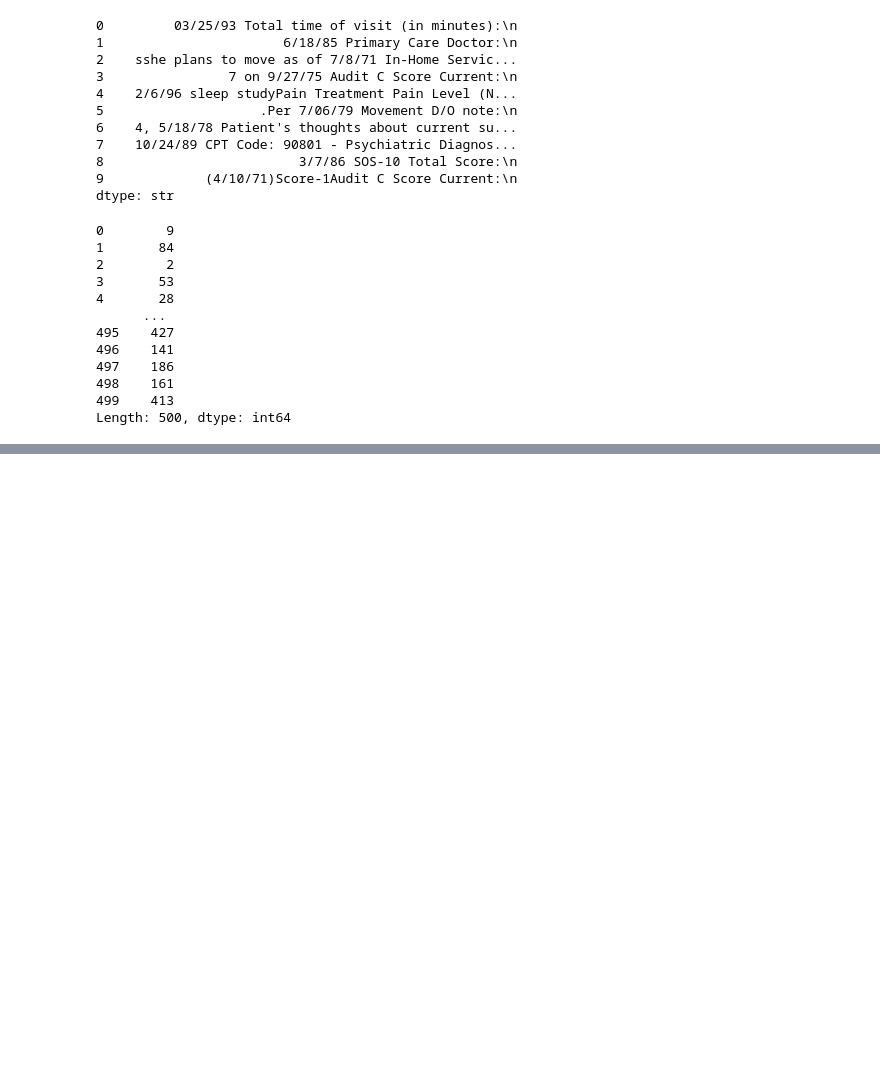
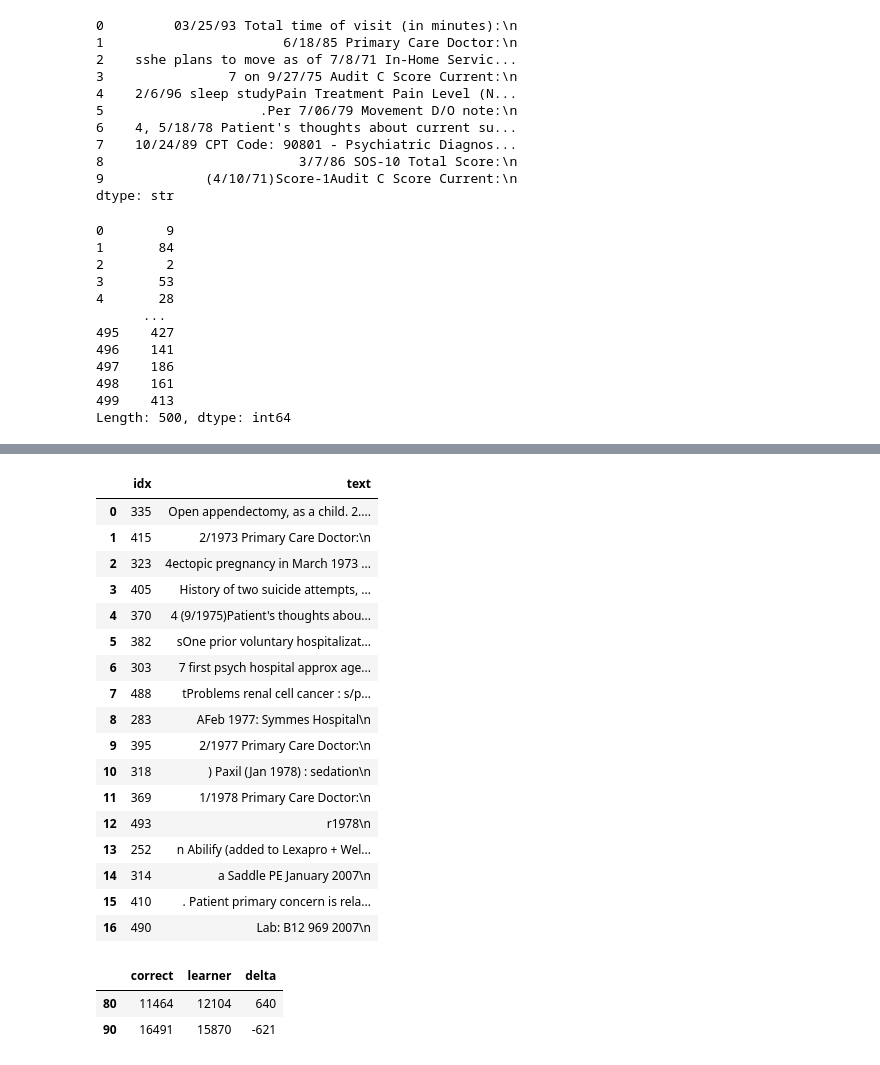
Before and after one commit to Abdoelabassi/Michigan-python-data-science, a Jupyter notebook: Python-Text-Mining/course4_assignment1/assignment1.ipynb, the cells around one changed output, grey strips where cells are left out. Saved outputs shown, nothing was run; the diff lists cells and outputs as text; code cells hidden in the pictures; blank space fills up the shorter version.

Commit message:
final solution passed checks

```diff
--- a/Python-Text-Mining/course4_assignment1/assignment1.ipynb
+++ b/Python-Text-Mining/course4_assignment1/assignment1.ipynb
@@ -296,3 +341,42 @@ from scipy.stats import kendalltau
 def date_sorter_kendalltau(x: pd.Series, y: pd.Series):
     tau, p_value = kendalltau(x, y)
     return tau, p_value
+# %%
+sample_idx = [335, 415, 323, 405, 370, 382, 303, 488, 283, 395, 318, 369, 493, 252, 314, 410, 490]
+
+import pandas as pd
+pd.DataFrame({"idx": sample_idx, "text": df.iloc[sample_idx].values})
+# %% [output]
+|  | idx | text |
+| 0 | 335 | Open appendectomy, as a child. 2.... |
+| 1 | 415 | 2/1973 Primary Care Doctor:\n |
+| 2 | 323 | 4ectopic pregnancy in March 1973 ... |
+| 3 | 405 | History of two suicide attempts, ... |
+| 4 | 370 | 4 (9/1975)Patient's thoughts abou... |
+| 5 | 382 | sOne prior voluntary hospitalizat... |
+| 6 | 303 | 7 first psych hospital approx age... |
+| 7 | 488 | tProblems renal cell cancer : s/p... |
+| 8 | 283 | AFeb 1977: Symmes Hospital\n |
+| 9 | 395 | 2/1977 Primary Care Doctor:\n |
+| 10 | 318 | ) Paxil (Jan 1978) : sedation\n |
+| 11 | 369 | 1/1978 Primary Care Doctor:\n |
+| 12 | 493 | r1978\n |
+| 13 | 252 | n Abilify (added to Lexapro + Wel... |
+| 14 | 314 | a Saddle PE January 2007\n |
+| 15 | 410 | . Patient primary concern is rela... |
+| 16 | 490 | Lab: B12 969 2007\n |
+# %%
+v_check = pd.DataFrame({
+    'correct': [6695, 14428, 16742, 9275, 12290, 14654, 9421, 10185, 11464, 16491,
+                11797, 14036, 15459, 9412, 13069, 10400, 10498, 14322, 13274, 11001,
+                11383, 11910, 10977, 9692, 10199, 10187, 15456, 13491, 9186, 13646,
+                11142, 13724, 10994, 12905, 15968, 16648, 13966, 14607, 16932, 14622,
+                17942, 18220, 17818, 18305, 19633, 12522, 13978, 18445, 20156, 14797],
+    'learner': [(date_sorter().iloc[10*i:(i+1)*10].values * np.array(range(1, 11))).sum() for i in range(50)]
+}, index=range(0, 500, 10)).assign(delta=lambda x: x['learner'] - x['correct'])
+
+v_check[v_check['delta'] != 0]
+# %% [output]
+|  | correct | learner | delta |
+| 80 | 11464 | 12104 | 640 |
+| 90 | 16491 | 15870 | -621 |
```
Also changed, not shown: parts of 8 cells of this notebook.
